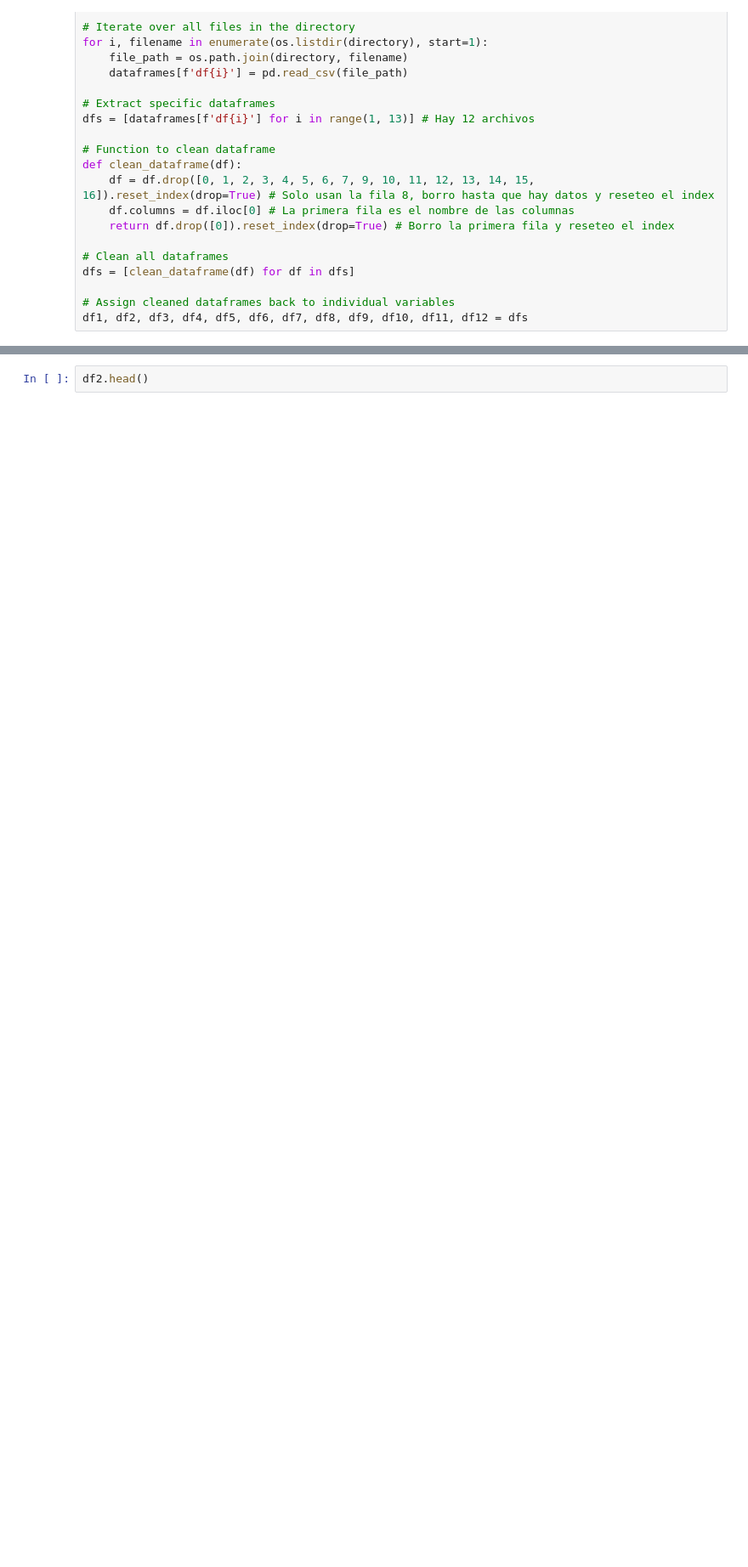
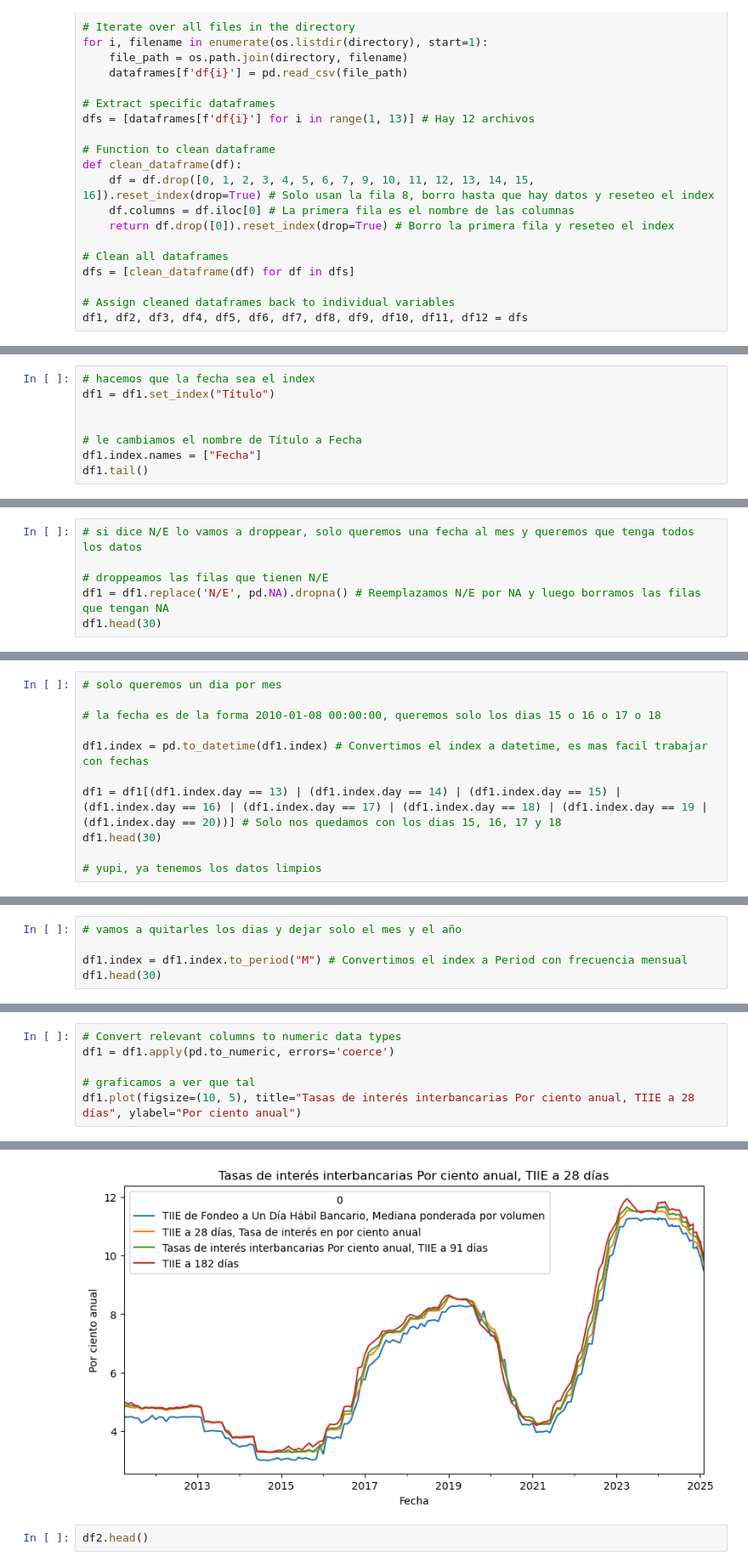
Before and after one commit to heritaco/Data-Mining, a Jupyter notebook: 03-Tasas-de-Interes-al-Consumo/02-explore-data.ipynb, the cells around one changed output, grey strips where cells are left out. Shown at 85% size. Saved outputs shown, nothing was run; the diff lists cells and outputs as text; blank space fills up the shorter version.

```diff
--- a/03-Tasas-de-Interes-al-Consumo/02-explore-data.ipynb
+++ b/03-Tasas-de-Interes-al-Consumo/02-explore-data.ipynb
@@ -39,0 +74,8 @@ df1.head()
+# %%
+# hacemos que la fecha sea el index
+df1 = df1.set_index("Título")
+
+
+# le cambiamos el nombre de Título a Fecha
+df1.index.names = ["Fecha"]
+df1.tail()
@@ -39,0 +100,6 @@ df1.head()
+# %%
+# si dice N/E lo vamos a droppear, solo queremos una fecha al mes y queremos que tenga todos los datos
+
+# droppeamos las filas que tienen N/E
+df1 = df1.replace('N/E', pd.NA).dropna() # Reemplazamos N/E por NA y luego borramos las filas que tengan NA
+df1.head(30)
@@ -39,0 +125,11 @@ df1.head()
+# %%
+# solo queremos un dia por mes
+
+# la fecha es de la forma 2010-01-08 00:00:00, queremos solo los dias 15 o 16 o 17 o 18
+
+df1.index = pd.to_datetime(df1.index) # Convertimos el index a datetime, es mas facil trabajar con fechas
+
+df1 = df1[(df1.index.day == 13) | (df1.index.day == 14) | (df1.index.day == 15) | (df1.index.day == 16) | (df1.index.day == 17) | (df1.index.day == 18) | (df1.index.day == 19 | (df1.index.day == 20))] # Solo nos quedamos con los dias 15, 16, 17 y 18
+df1.head(30)
+
+# yupi, ya tenemos los datos limpios
@@ -39,0 +155,5 @@ df1.head()
+# %%
+# vamos a quitarles los dias y dejar solo el mes y el año
+
+df1.index = df1.index.to_period("M") # Convertimos el index a Period con frecuencia mensual
+df1.head(30)
@@ -39,0 +179,7 @@ df1.head()
+# %%
+# Convert relevant columns to numeric data types
+df1 = df1.apply(pd.to_numeric, errors='coerce')
+
+# graficamos a ver que tal
+df1.plot(figsize=(10, 5), title="Tasas de interés interbancarias Por ciento anual, TIIE a 28 días", ylabel="Por ciento anual")
+# %% [output]
@@ -40,3 +187,4 @@ df1.head()
+[figure, added]
 # %%
 df2.head()
 # %% [output]
```
Also changed, not shown: parts of 11 cells of this notebook, 1 other file.
